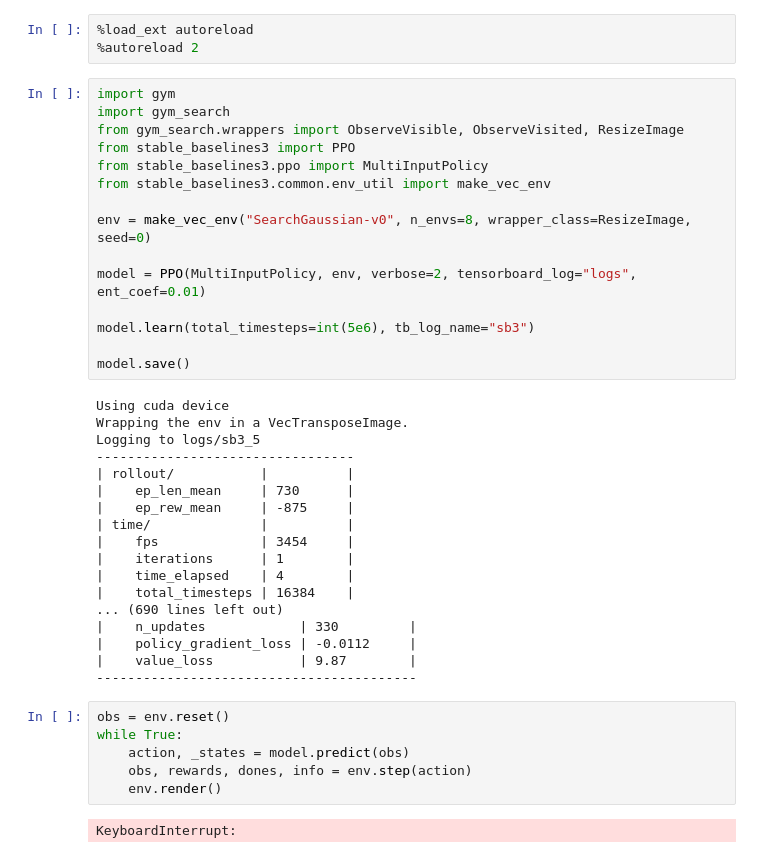
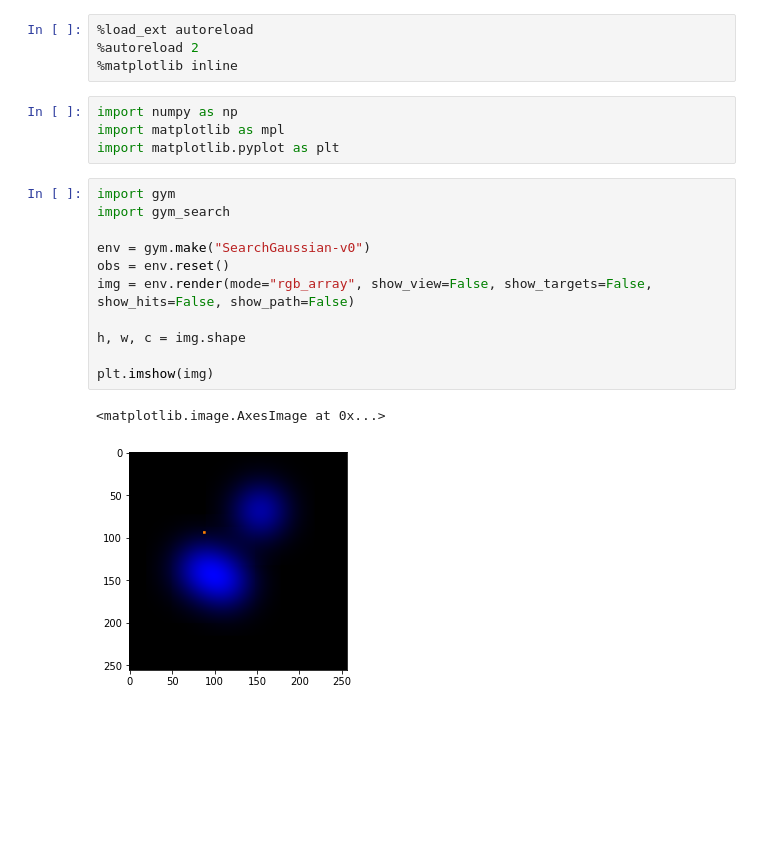
Before and after one commit to fumlig/visualsearch, a Jupyter notebook: test.ipynb, the cells around one changed output. Drawn from its saved outputs; the diff is of its cells as text; blank space fills up the shorter version.

Commit message:
add plotting notebook and environment figures

```diff
--- a/test.ipynb
+++ b/test.ipynb
@@ -1,44 +1,22 @@
 # %%
 %load_ext autoreload
 %autoreload 2
+%matplotlib inline
-# %%
-import gym
-import gym_search
-from gym_search.wrappers import ObserveVisible, ObserveVisited, ResizeImage
-from stable_baselines3 import PPO
-from stable_baselines3.ppo import MultiInputPolicy
-from stable_baselines3.common.env_util import make_vec_env
-
-env = make_vec_env("SearchGaussian-v0", n_envs=8, wrapper_class=ResizeImage, seed=0)
-
-model = PPO(MultiInputPolicy, env, verbose=2, tensorboard_log="logs", ent_coef=0.01)
-
-model.learn(total_timesteps=int(5e6), tb_log_name="sb3")
-
-model.save()
-# %% [output]
-Using cuda device
-Wrapping the env in a VecTransposeImage.
-Logging to logs/sb3_5
----------------------------------
-| rollout/           |          |
-|    ep_len_mean     | 730      |
-|    ep_rew_mean     | -875     |
-| time/              |          |
-|    fps             | 3454     |
-|    iterations      | 1        |
-|    time_elapsed    | 4        |
-|    total_timesteps | 16384    |
-... (690 lines left out)
-|    n_updates            | 330         |
-|    policy_gradient_loss | -0.0112     |
-|    value_loss           | 9.87        |
------------------------------------------
-# %%
-obs = env.reset()
-while True:
-    action, _states = model.predict(obs)
-    obs, rewards, dones, info = env.step(action)
-    env.render()
-# %% [output]
-KeyboardInterrupt:
+# %%
+import numpy as np
+import matplotlib as mpl
+import matplotlib.pyplot as plt
+# %%
+import gym
+import gym_search
+
+env = gym.make("SearchGaussian-v0")
+obs = env.reset()
+img = env.render(mode="rgb_array", show_view=False, show_targets=False, show_hits=False, show_path=False)
+
+h, w, c = img.shape
+
+plt.imshow(img)
+# %% [output]
+<matplotlib.image.AxesImage at 0x...>
+[figure, added]
```
Also changed, not shown: parts of 1 cell of this notebook, 14 other files.
